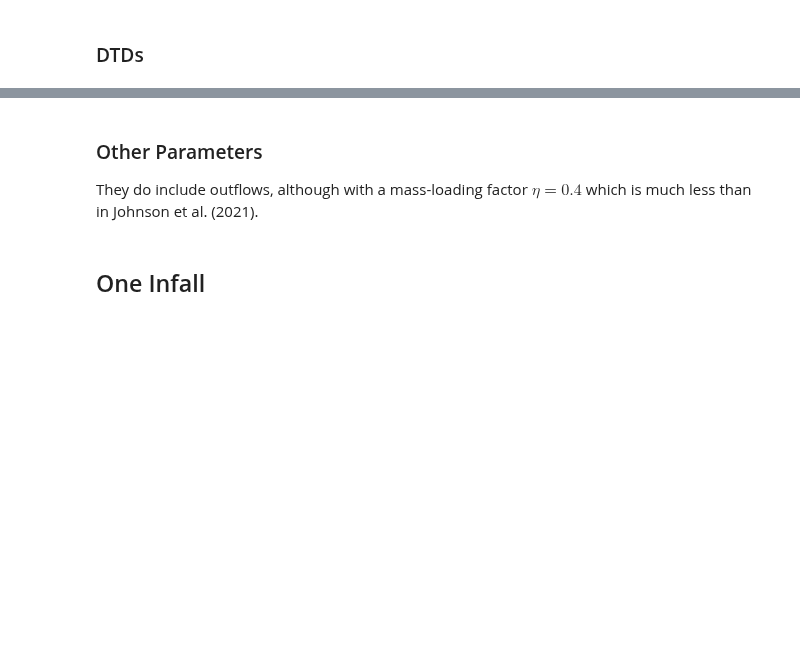
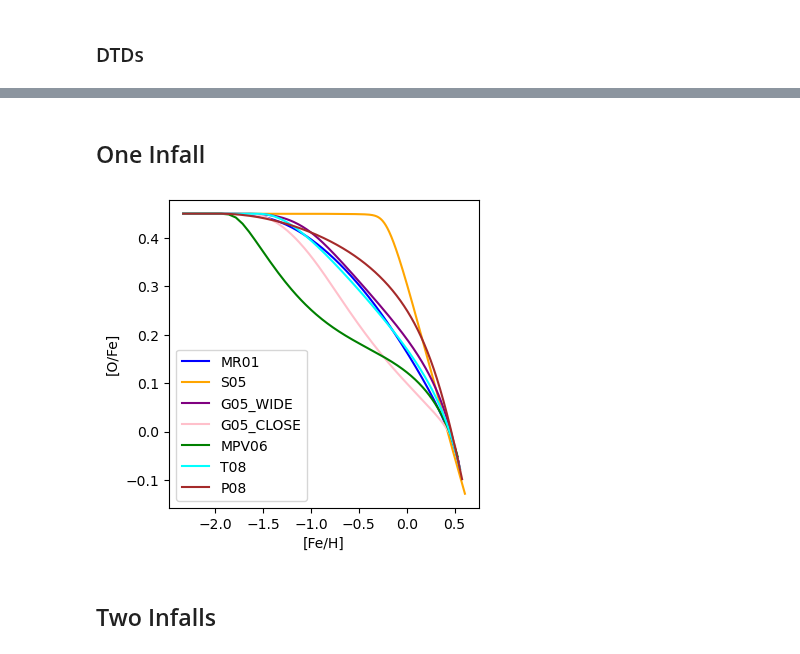
Before and after one commit to lodubay/galactic-dtd, a Jupyter notebook: notebooks/Palicio2023.ipynb, the cells around one changed output, grey strips where cells are left out. Cells and saved outputs as stored; diff of their text form; code cells hidden in the pictures; blank space fills up the shorter version.

```diff
--- a/notebooks/Palicio2023.ipynb
+++ b/notebooks/Palicio2023.ipynb
@@ -19,8 +25,6 @@ simtime = np.arange(0, tmax+dt, dt) # Gyr
 # %%
-vice.yields.ccsne.settings['o'] = 1.022e-2
-vice.yields.ccsne.settings['si'] = 8.5e-4
-vice.yields.ccsne.settings['fe'] = 0.0014
-from vice.yields.sneia import iwamoto99
+from vice.yields.presets import JW20
+vice.yields.sneia.settings['fe'] *= 10**0.1
 # %% [markdown]
 ### DTDs
 # %%
@@ -85,4 +100,0 @@ plt.show()
-# %% [markdown]
-### Other Parameters
-
-They do include outflows, although with a mass-loading factor $\eta=0.4$ which is much less than in Johnson et al. (2021).
@@ -103,2 +101,44 @@ params = dict(
 # %% [markdown]
 ## One Infall
+# %%
+class OneInfall:
+    def __init__(self, timescale=1, amplitude=1):
+        self.timescale = timescale
+        self.amplitude = amplitude
+
+    def __call__(self, time):
+        return self.amplitude * m.exp(-time / self.timescale)
+# %%
+expifr = OneInfall(timescale=7, amplitude=1)
+
+params = dict(
+    elements=('fe', 'si', 'o'),
+    mode='ifr',
+    dt=dt,
+    eta=0.4,
+    Mg0=0,
+    recycling=0.285,
+    tau_star=2,
+    enhancement=1,
+    Zin=0,
+)
+
+fig, ax = plt.subplots(figsize=(4, 4))
+for dtd in dtd_list:
+    output_name = str(onezone_dir / 'oneinfall' / dtd['name'])
+    sz = vice.singlezone(name=output_name,
+                         func=expifr,
+                         RIa=dtd['RIa'],
+                         delay=dtd['delay'],
+                         **params)
+    sz.run(simtime, overwrite=True)
+    hist = vice.history(output_name)
+    ax.plot(hist['[fe/h]'], hist['[o/fe]'], label=dtd['name'], color=dtd['color'])
+ax.set_xlabel('[Fe/H]')
+ax.set_ylabel('[O/Fe]')
+ax.legend()
+plt.show()
+# %% [output]
+[figure, added]
+# %% [markdown]
+## Two Infalls
```
Also changed, not shown: parts of 16 cells of this notebook, 1 other file.
